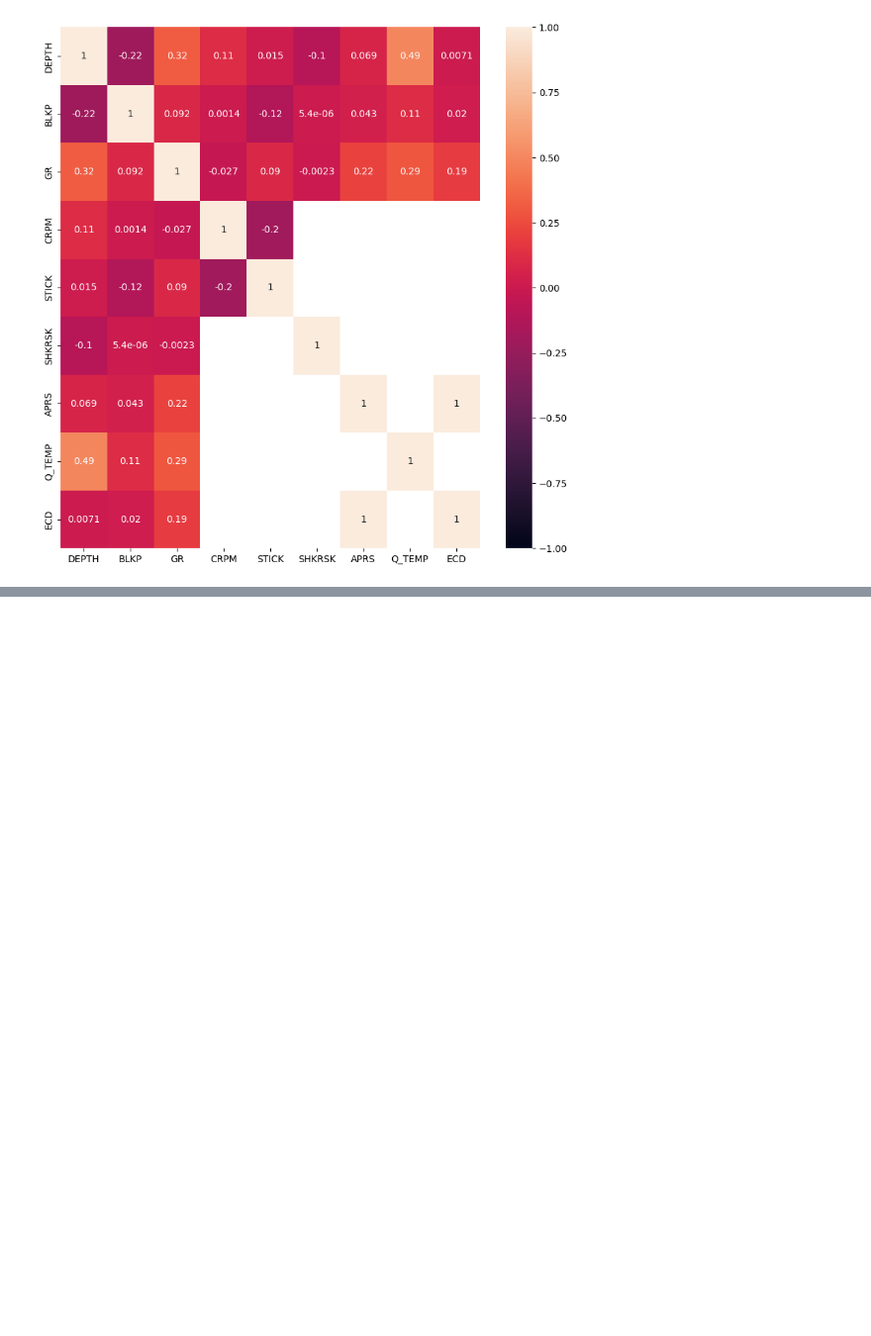
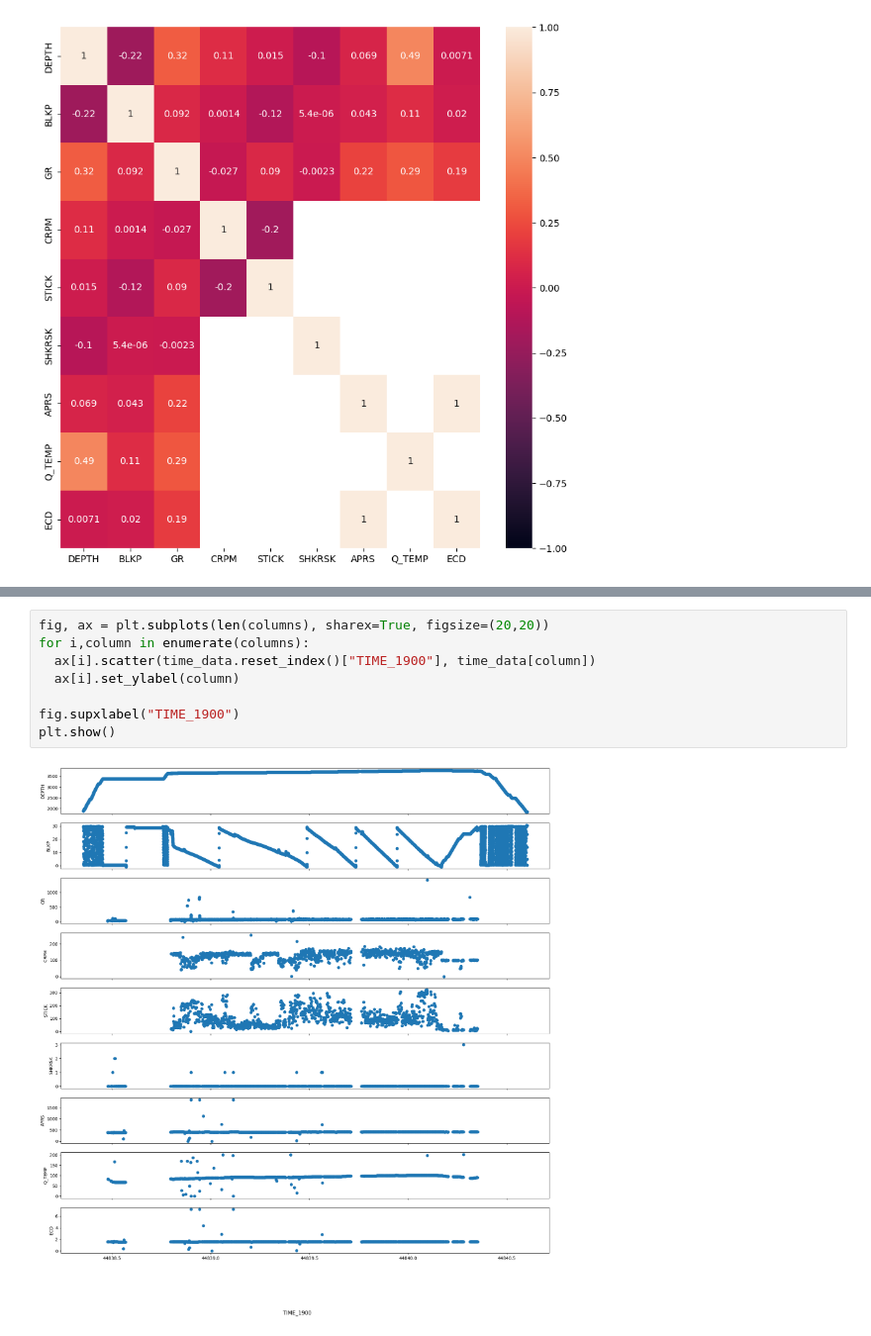
Before and after one commit to alex-wang101/Anomoly_detection_WatAI, a Jupyter notebook: detection.ipynb, the cells around one changed output, grey strips where cells are left out. Shown at 99% size. Drawn from its saved outputs; the diff is of its cells as text; blank space fills up the shorter version.

```diff
--- a/detection.ipynb
+++ b/detection.ipynb
@@ -90,0 +119,10 @@ plt.show()
+# %%
+fig, ax = plt.subplots(len(columns), sharex=True, figsize=(20,20))
+for i,column in enumerate(columns):
+  ax[i].scatter(time_data.reset_index()["TIME_1900"], time_data[column])
+  ax[i].set_ylabel(column)
+
+fig.supxlabel("TIME_1900")
+plt.show()
+# %% [output]
+[figure, added]
```
Also changed, not shown: parts of 3 cells of this notebook.
